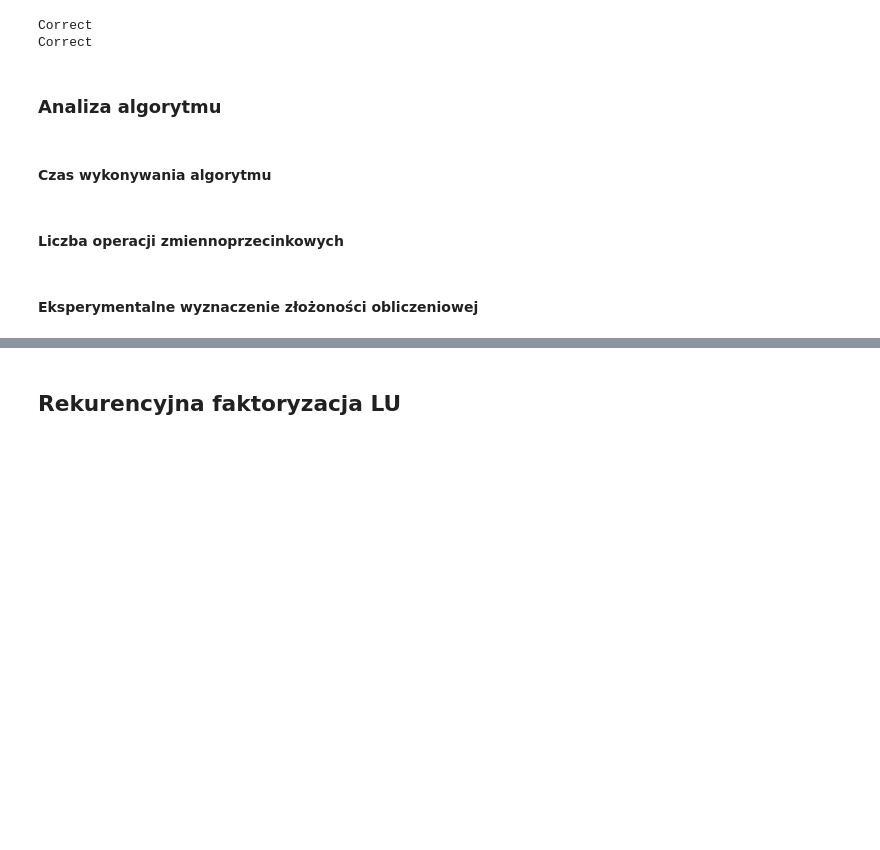
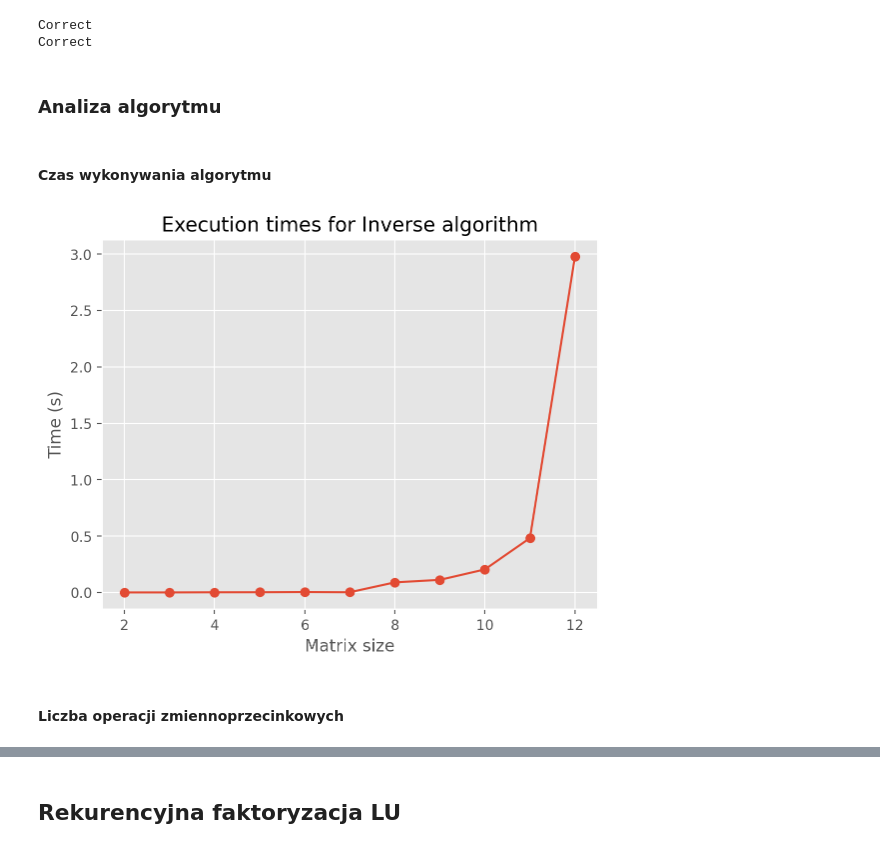
Before and after one commit to pklatka/matrix-algorithms-course, a Jupyter notebook: lab02/lab02.ipynb, the cells around one changed output, grey strips where cells are left out. Drawn from its saved outputs; the diff is of its cells as text; code cells hidden in the pictures; blank space fills up the shorter version.

Commit message:
Implement first two algorithms

```diff
--- a/lab02/lab02.ipynb
+++ b/lab02/lab02.ipynb
@@ -23,5 +74,14 @@ OPIS
 # %%
-def inverse(A):
+def number_of_flops_in_matrix_multiplication(n):
+    """
+    Compute the number of flops in a matrix multiplication.
+
+    Note that this is not the most efficient way to compute the product.
+    It's just an approximation of the number of flops.
+    """
+    return 2 * n ** 3 - n ** 2
+
+def inverse(A, l=0):
     """
     Inverse of a matrix using recursion.
     """
@@ -46,7 +106,7 @@ def inverse(A):
         A_inv[1, 1] = A[0, 0]
         A_inv /= np.linalg.det(A)
 
-        return A_inv
+        return A_inv, 4
 
     # Otherwise, recursively compute the inverse
     else:
@@ -57,13 +117,13 @@ def inverse(A):
         A22 = A[m//2:, m//2:]
 
         # Recursively compute the inverse of the block A11
-        A11_inv = inverse(A11)
+        A11_inv, c1 = inverse(A11)
 
         # Compute the Schur complement
         S22 = A22 - A21 @ A11_inv @ A12
 
         # Compute the inverse of the Schur complement
-        S22_inv = inverse(S22)
+        S22_inv, c2 = inverse(S22)
 
         # Compute the inverse of the matrix
         A_inv = np.zeros_like(A)
@@ -72,7 +132,7 @@ def inverse(A):
         A_inv[m//2:, :m//2] = -S22_inv @ A21 @ A11_inv
         A_inv[m//2:, m//2:] = S22_inv
 
-        return A_inv
+        return A_inv, l + c1 + c2 + number_of_flops_in_matrix_multiplication(n/2) * 10 + n
 # %% [markdown]
 ### Test poprawności algorytmu
 # %%
@@ -92,9 +152,32 @@ Correct
 Correct
 # %% [markdown]
 ### Analiza algorytmu
+# %%
+# Generate matrices
+def generate_matrix(n):
+    return np.random.uniform(0.00000001, 1, (n, n))
+
+k = 12
+test_matrices = [generate_matrix(2**i) for i in range(2, k+1)]
 # %% [markdown]
 #### Czas wykonywania algorytmu
+# %%
+def plot_execution_times(algorithm, test_matrices):
+    execution_times = []
+    for A in test_matrices:
+        start_time = time.time()
+        algorithm(A)
+        end_time = time.time()
+        execution_times.append(end_time - start_time)
+
+    plt.title("Execution times for " + algorithm.__name__.title() + " algorithm")
+    plt.xlabel("Matrix size")
+    plt.ylabel("Time (s)")
+    plt.plot([i for i in range(2,k+1)] ,execution_times, 'o-')
+    plt.show()
+
+plot_execution_times(inverse, test_matrices)
+# %% [output]
+[figure, added]
 # %% [markdown]
 #### Liczba operacji zmiennoprzecinkowych
-# %% [markdown]
-#### Eksperymentalne wyznaczenie złożoności obliczeniowej
```
Also changed, not shown: parts of 10 cells of this notebook.
